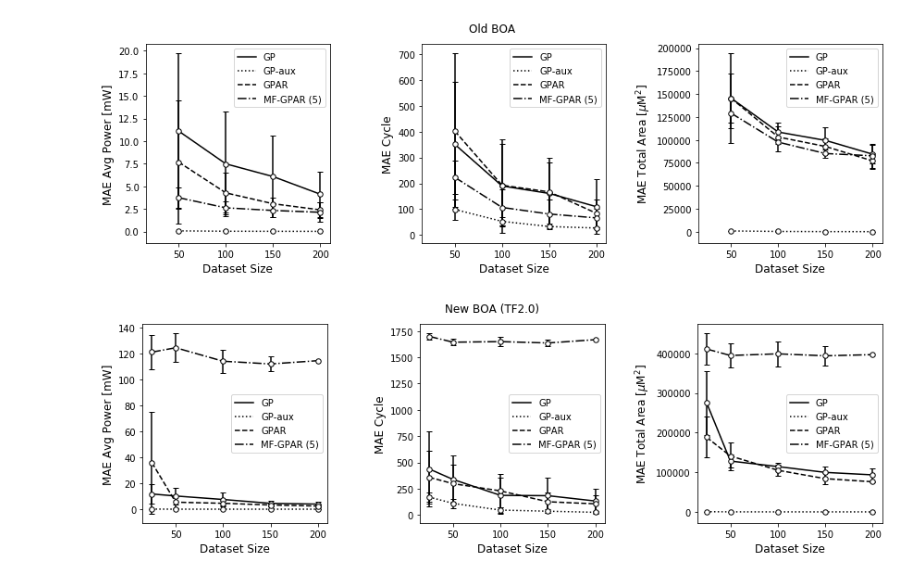
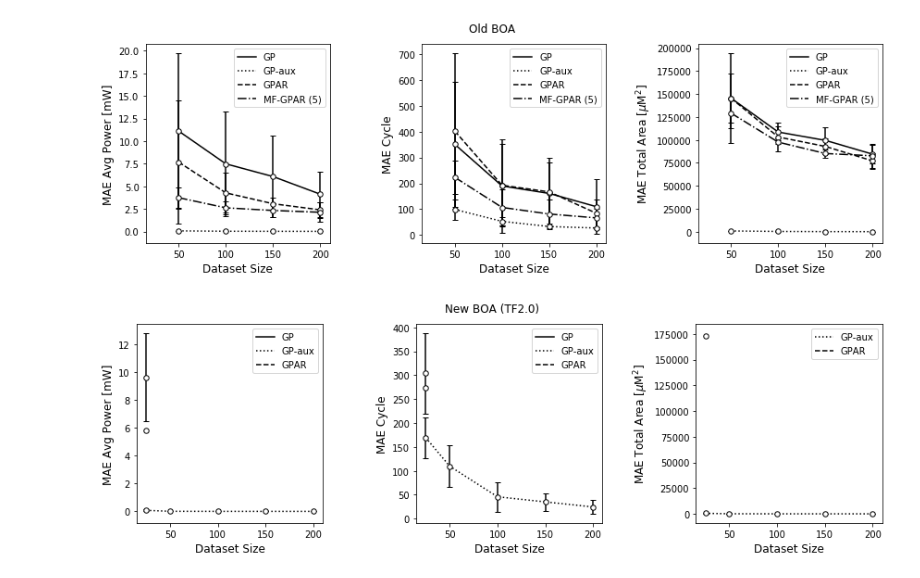
Before and after one commit to gncs/boa, a Jupyter notebook: notebooks/Model Goodenss-of-Fit Visualisation.ipynb, the cells around one changed output. Drawn from its saved outputs; the diff is of its cells as text; code cells hidden in the pictures.

```diff
--- a/notebooks/Model Goodenss-of-Fit Visualisation.ipynb
+++ b/notebooks/Model Goodenss-of-Fit Visualisation.ipynb
@@ -158,28 +158,28 @@ mf_gpar_df = load_gpar_data(os.path.join(new_data_path["fft"], mf_gpar_file),
 # %%
 # Aggregate the stuff we want to plot
 # Old stuff
 old_aggregated = pd.concat([old_gp_df, old_gp_aux_df, old_gpar_df, old_mf_gpar_df],
                            sort=False, axis=0, ignore_index=True)
 
 old_stats = old_aggregated.groupby(['model', 'output', 'size'])
 old_stats = old_stats.aggregate({"mean_abs_err": [np.mean, np.std]}).reset_index()
 
 # New data
-aggregated = pd.concat([gp_df, gp_aux_df, gpar_df, mf_gpar_df], sort=False, axis=0, ignore_index=True)
+aggregated = pd.concat([gp_df, gp_aux_df, gpar_df], sort=False, axis=0, ignore_index=True)
 
 stats = aggregated.groupby(['model', 'output', 'size'])
 stats = stats.aggregate({"mean_abs_err": [np.mean, np.std]}).reset_index()
 
 # Plot the data
 old_fig = plot_stats(old_stats, stat="mean_abs_err")
 old_fig.suptitle("Old BOA")
 old_fig.subplots_adjust(wspace=0.5, top=0.9)
 
 fig = plot_stats(stats, stat="mean_abs_err")
 fig.suptitle("New BOA (TF2.0)")
 fig.subplots_adjust(wspace=0.5, top=0.9)
 
 plt.show()
 # %% [output]
 [figure]
-[figure, old version]
+[figure, new version]
```
Also changed, not shown: 8 other files.
